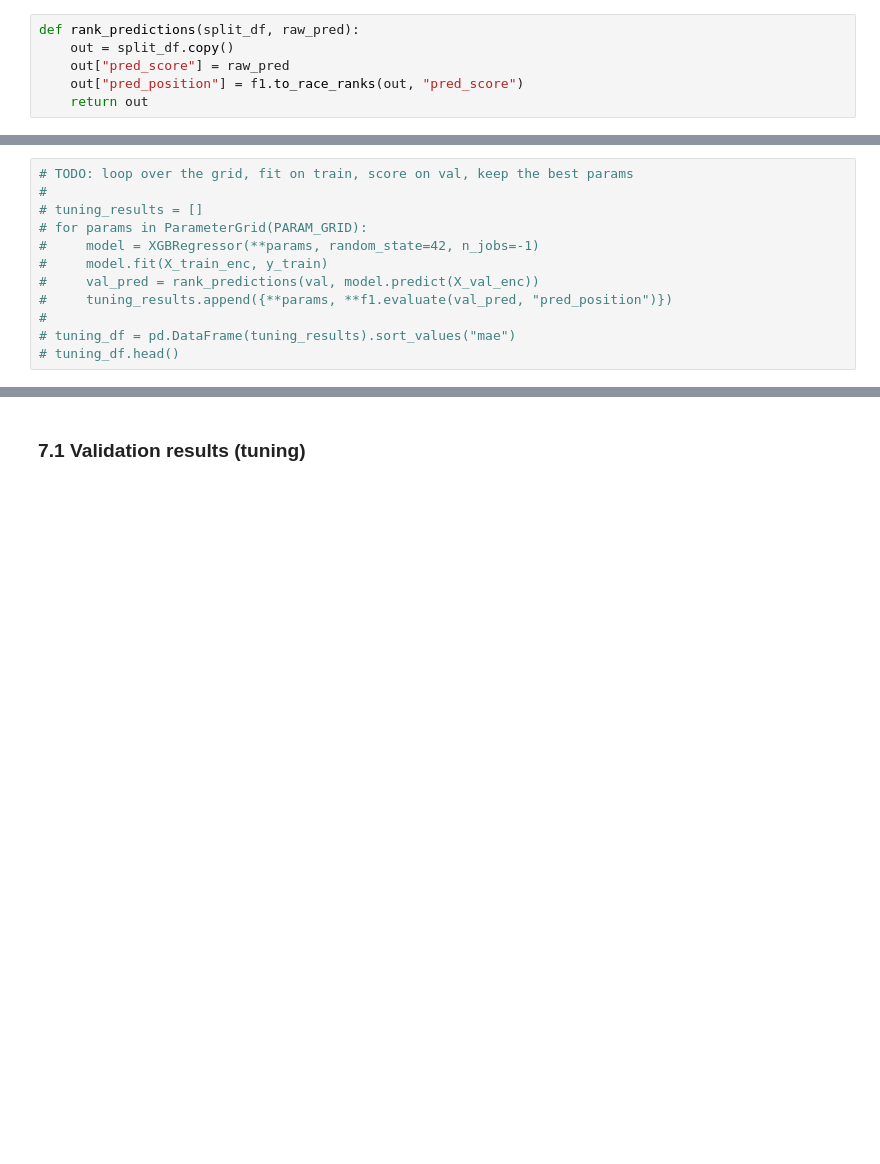
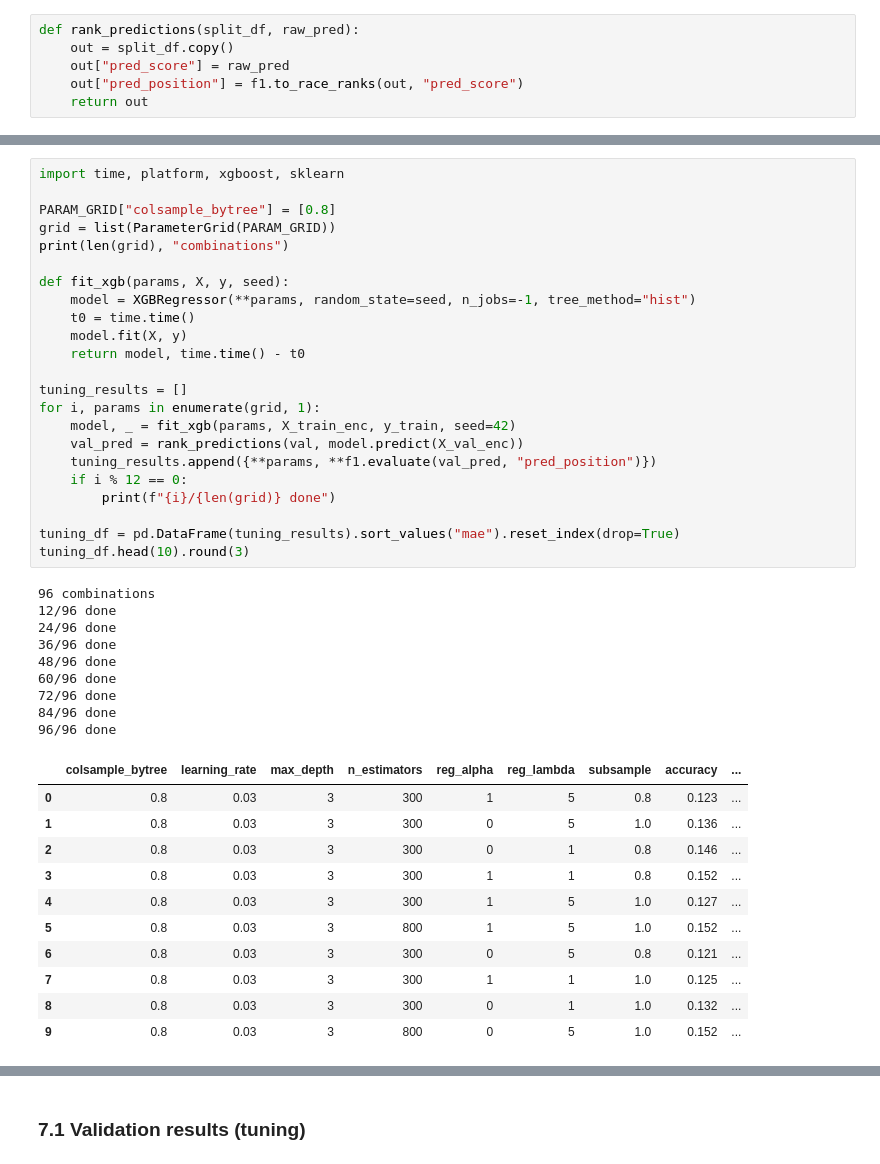
Before and after one commit to heavydriver/f1-race-prediction, a Jupyter notebook: notebooks/method-02-natiq.ipynb, the cells around one changed output, grey strips where cells are left out. Drawn from its saved outputs; the diff is of its cells as text; blank space fills up the shorter version.

```diff
--- a/notebooks/method-02-natiq.ipynb
+++ b/notebooks/method-02-natiq.ipynb
@@ -222,12 +239,44 @@ def rank_predictions(split_df, raw_pred):
 # %%
-# TODO: loop over the grid, fit on train, score on val, keep the best params
-#
-# tuning_results = []
-# for params in ParameterGrid(PARAM_GRID):
-#     model = XGBRegressor(**params, random_state=42, n_jobs=-1)
-#     model.fit(X_train_enc, y_train)
-#     val_pred = rank_predictions(val, model.predict(X_val_enc))
-#     tuning_results.append({**params, **f1.evaluate(val_pred, "pred_position")})
-#
-# tuning_df = pd.DataFrame(tuning_results).sort_values("mae")
-# tuning_df.head()
+import time, platform, xgboost, sklearn
+
+PARAM_GRID["colsample_bytree"] = [0.8]
+grid = list(ParameterGrid(PARAM_GRID))
+print(len(grid), "combinations")
+
+def fit_xgb(params, X, y, seed):
+    model = XGBRegressor(**params, random_state=seed, n_jobs=-1, tree_method="hist")
+    t0 = time.time()
+    model.fit(X, y)
+    return model, time.time() - t0
+
+tuning_results = []
+for i, params in enumerate(grid, 1):
+    model, _ = fit_xgb(params, X_train_enc, y_train, seed=42)
+    val_pred = rank_predictions(val, model.predict(X_val_enc))
+    tuning_results.append({**params, **f1.evaluate(val_pred, "pred_position")})
+    if i % 12 == 0:
+        print(f"{i}/{len(grid)} done")
+
+tuning_df = pd.DataFrame(tuning_results).sort_values("mae").reset_index(drop=True)
+tuning_df.head(10).round(3)
+# %% [output]
+96 combinations
+12/96 done
+24/96 done
+36/96 done
+48/96 done
+60/96 done
+72/96 done
+84/96 done
+96/96 done
+|  | colsample_bytree | learning_rate | max_depth | n_estimators | reg_alpha | reg_lambda | subsample | accuracy | ... |
+| 0 | 0.8 | 0.03 | 3 | 300 | 1 | 5 | 0.8 | 0.123 | ... |
+| 1 | 0.8 | 0.03 | 3 | 300 | 0 | 5 | 1.0 | 0.136 | ... |
+| 2 | 0.8 | 0.03 | 3 | 300 | 0 | 1 | 0.8 | 0.146 | ... |
+| 3 | 0.8 | 0.03 | 3 | 300 | 1 | 1 | 0.8 | 0.152 | ... |
+| 4 | 0.8 | 0.03 | 3 | 300 | 1 | 5 | 1.0 | 0.127 | ... |
+| 5 | 0.8 | 0.03 | 3 | 800 | 1 | 5 | 1.0 | 0.152 | ... |
+| 6 | 0.8 | 0.03 | 3 | 300 | 0 | 5 | 0.8 | 0.121 | ... |
+| 7 | 0.8 | 0.03 | 3 | 300 | 1 | 1 | 1.0 | 0.125 | ... |
+| 8 | 0.8 | 0.03 | 3 | 300 | 0 | 1 | 1.0 | 0.132 | ... |
+| 9 | 0.8 | 0.03 | 3 | 800 | 0 | 5 | 1.0 | 0.152 | ... |
```
Also changed, not shown: parts of 36 cells of this notebook.
